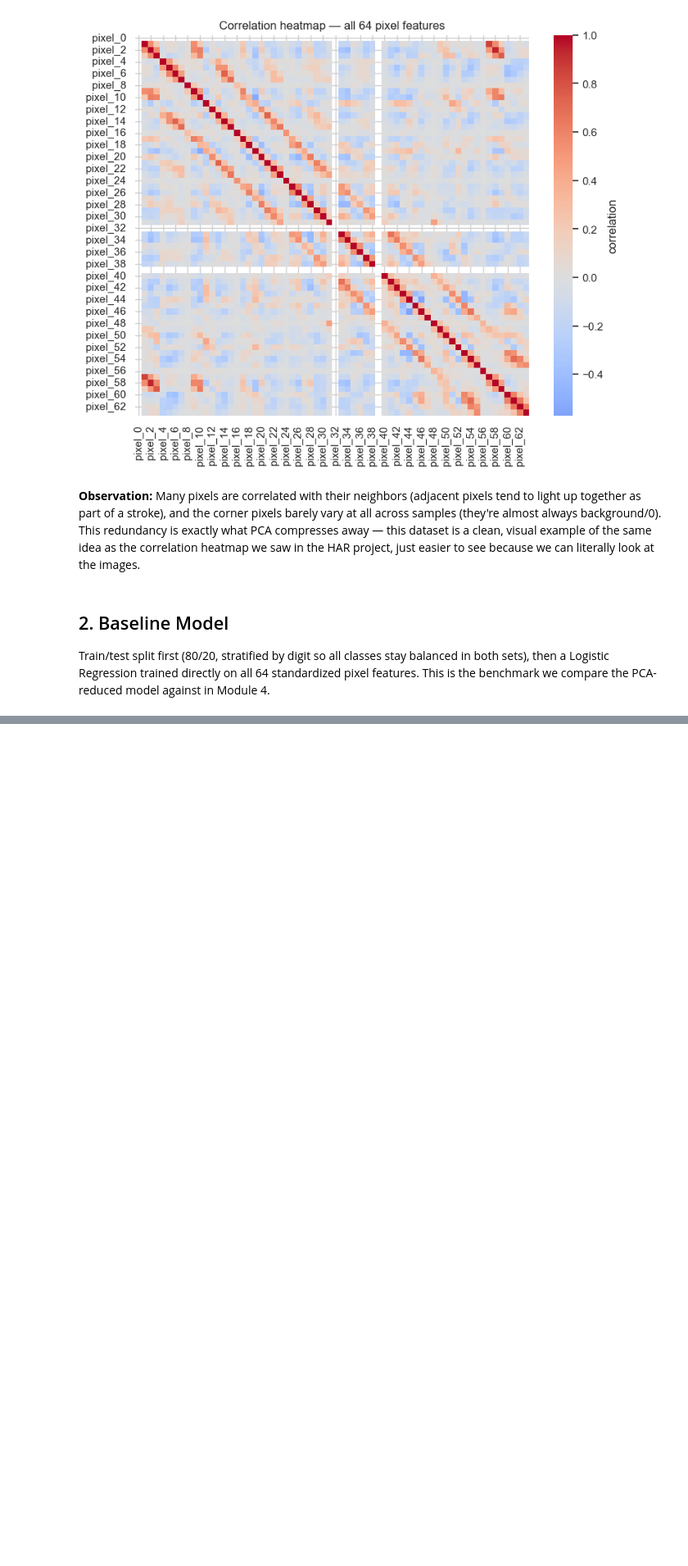
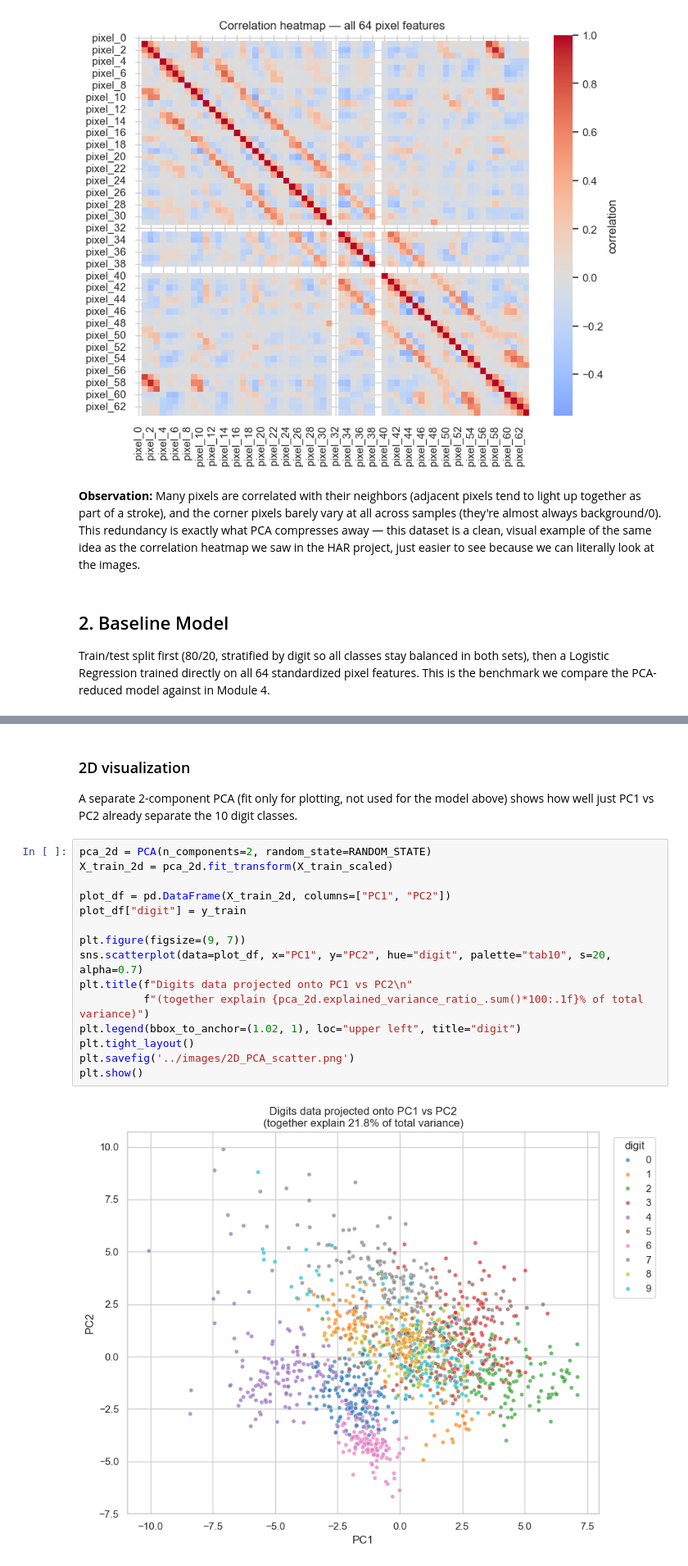
Before and after one commit to Shreyashs-dg/PCA-Digits-Dimensionality-Reduction, a Jupyter notebook: notebooks/pca_digits_recognition.ipynb, the cells around one changed output, grey strips where cells are left out. Shown at 82% size. Cells and saved outputs as stored; diff of their text form; blank space fills up the shorter version.

```diff
--- a/notebooks/pca_digits_recognition.ipynb
+++ b/notebooks/pca_digits_recognition.ipynb
@@ -105,0 +294,20 @@ Train/test split first (80/20, stratified by digit so all classes stay balanced
+# %% [markdown]
+### 2D visualization
+A separate 2-component PCA (fit only for plotting, not used for the model above) shows how well just PC1 vs PC2 already separate the 10 digit classes.
+# %%
+pca_2d = PCA(n_components=2, random_state=RANDOM_STATE)
+X_train_2d = pca_2d.fit_transform(X_train_scaled)
+
+plot_df = pd.DataFrame(X_train_2d, columns=["PC1", "PC2"])
+plot_df["digit"] = y_train
+
+plt.figure(figsize=(9, 7))
+sns.scatterplot(data=plot_df, x="PC1", y="PC2", hue="digit", palette="tab10", s=20, alpha=0.7)
+plt.title(f"Digits data projected onto PC1 vs PC2\n"
+          f"(together explain {pca_2d.explained_variance_ratio_.sum()*100:.1f}% of total variance)")
+plt.legend(bbox_to_anchor=(1.02, 1), loc="upper left", title="digit")
+plt.tight_layout()
+plt.savefig('../images/2D_PCA_scatter.png')
+plt.show()
+# %% [output]
+[figure, added]
```
Also changed, not shown: parts of 24 cells of this notebook, 8 other files.
